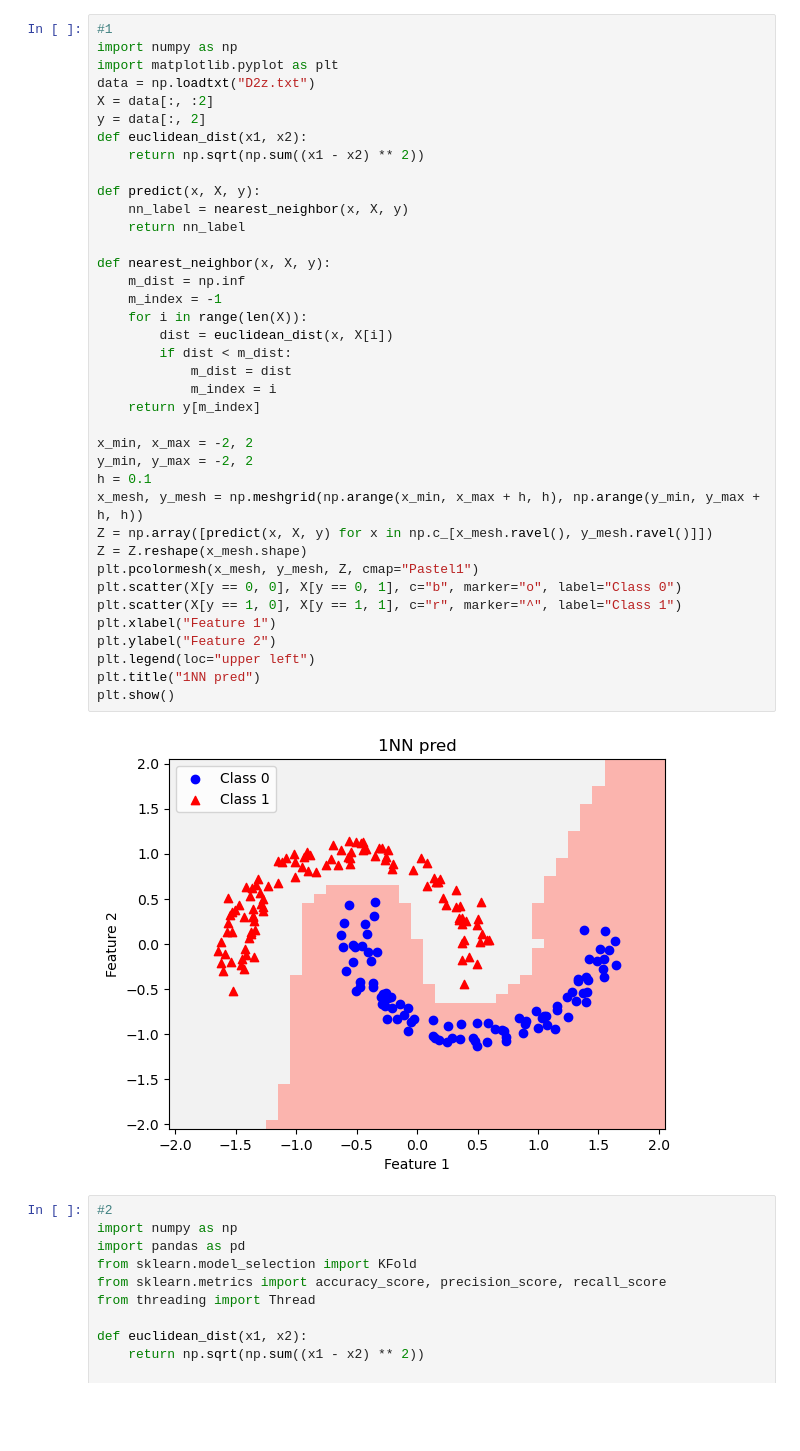
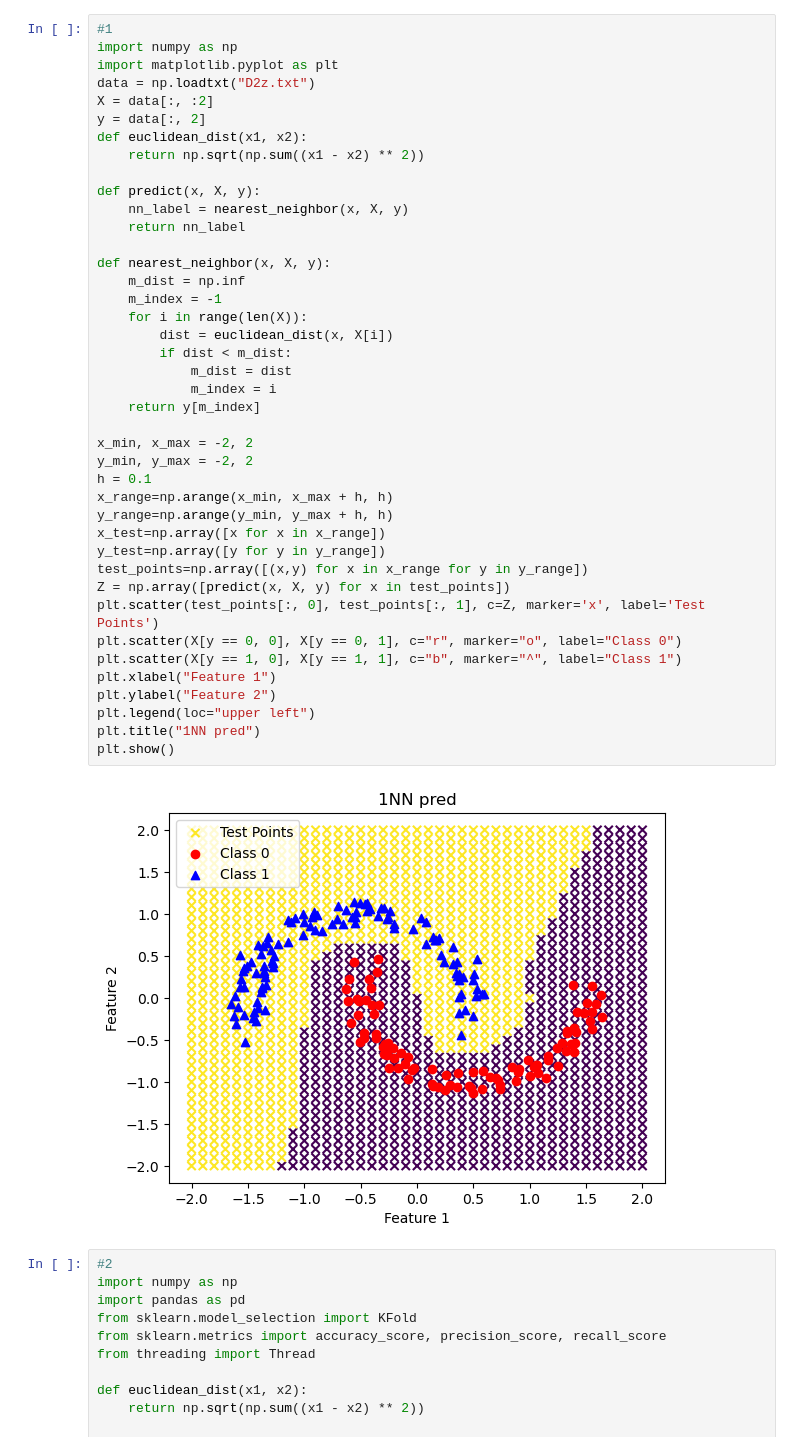
Before and after one commit to gurudatta-patil/machine-learning, a Jupyter notebook: homework-3/hw3.ipynb, the cells around one changed output. Cells and saved outputs as stored; diff of their text form; blank space fills up the shorter version.

```diff
--- a/homework-3/hw3.ipynb
+++ b/homework-3/hw3.ipynb
@@ -4,40 +4,43 @@ import numpy as np
 import matplotlib.pyplot as plt
 data = np.loadtxt("D2z.txt")
 X = data[:, :2]
 y = data[:, 2]
 def euclidean_dist(x1, x2):
     return np.sqrt(np.sum((x1 - x2) ** 2))
 
 def predict(x, X, y):
     nn_label = nearest_neighbor(x, X, y)
     return nn_label
 
 def nearest_neighbor(x, X, y):
     m_dist = np.inf
     m_index = -1
     for i in range(len(X)):
         dist = euclidean_dist(x, X[i])
         if dist < m_dist:
             m_dist = dist
             m_index = i
     return y[m_index]
 
 x_min, x_max = -2, 2
 y_min, y_max = -2, 2
 h = 0.1
-x_mesh, y_mesh = np.meshgrid(np.arange(x_min, x_max + h, h), np.arange(y_min, y_max + h, h))
-Z = np.array([predict(x, X, y) for x in np.c_[x_mesh.ravel(), y_mesh.ravel()]])
-Z = Z.reshape(x_mesh.shape)
-plt.pcolormesh(x_mesh, y_mesh, Z, cmap="Pastel1")
-plt.scatter(X[y == 0, 0], X[y == 0, 1], c="b", marker="o", label="Class 0")
-plt.scatter(X[y == 1, 0], X[y == 1, 1], c="r", marker="^", label="Class 1")
+x_range=np.arange(x_min, x_max + h, h)
+y_range=np.arange(y_min, y_max + h, h)
+x_test=np.array([x for x in x_range])
+y_test=np.array([y for y in y_range])
+test_points=np.array([(x,y) for x in x_range for y in y_range])
+Z = np.array([predict(x, X, y) for x in test_points])
+plt.scatter(test_points[:, 0], test_points[:, 1], c=Z, marker='x', label='Test Points')
+plt.scatter(X[y == 0, 0], X[y == 0, 1], c="r", marker="o", label="Class 0")
+plt.scatter(X[y == 1, 0], X[y == 1, 1], c="b", marker="^", label="Class 1")
 plt.xlabel("Feature 1")
 plt.ylabel("Feature 2")
 plt.legend(loc="upper left")
 plt.title("1NN pred")
 plt.show()
 # %% [output]
-[figure, old version]
+[figure, new version]
 # %%
 #2
 import numpy as np
```
Also changed, not shown: 2 other files.
